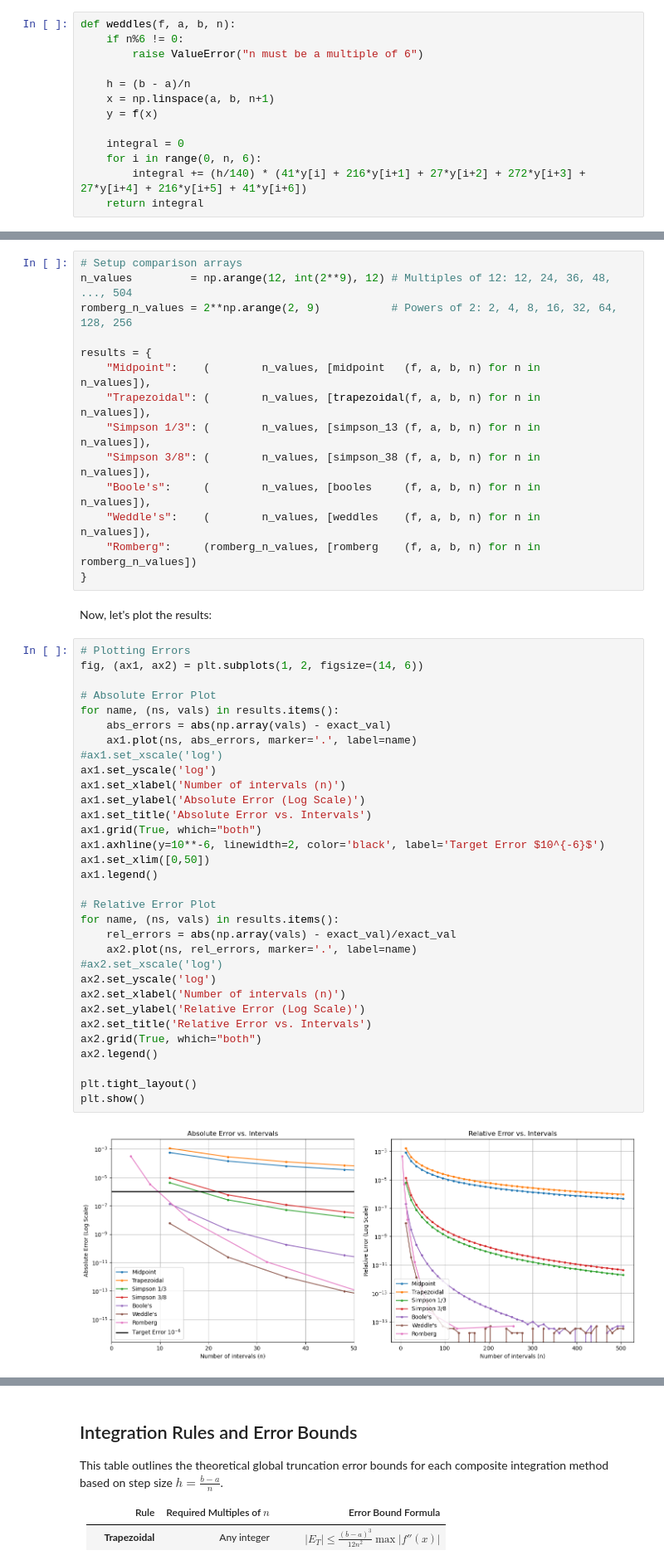
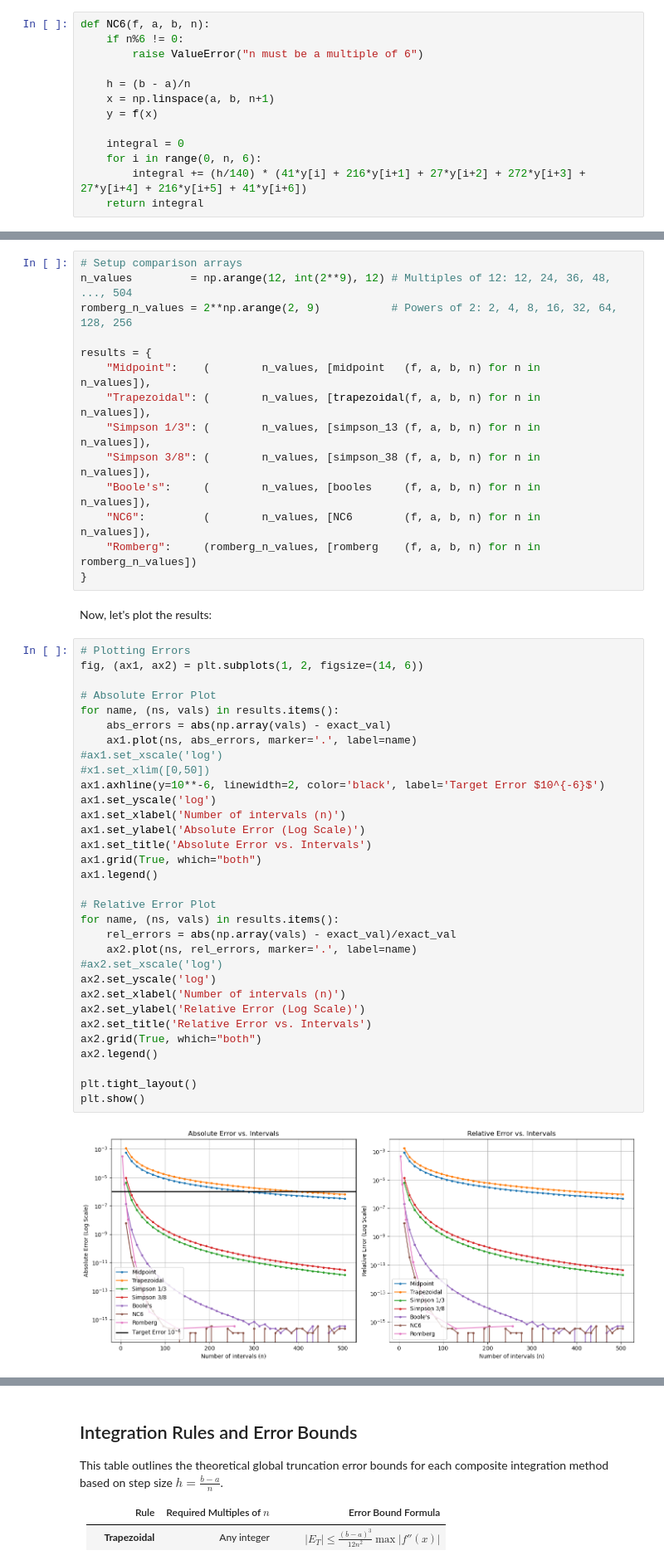
Before and after one commit to diegoandresalvarez/metodosnumericos, a Jupyter notebook: codigo/06_integracion/Comparison_of_integration_methods.ipynb, the cells around one changed output, grey strips where cells are left out. Shown at 83% size. Saved outputs shown, nothing was run; the diff lists cells and outputs as text.

```diff
--- a/codigo/06_integracion/Comparison_of_integration_methods.ipynb
+++ b/codigo/06_integracion/Comparison_of_integration_methods.ipynb
@@ -166,5 +173,5 @@ Weddle's rule is closely related to the 6-interval Newton-Cotes formula, but use
 # %%
-def weddles(f, a, b, n):
+def NC6(f, a, b, n):
     if n%6 != 0:
         raise ValueError("n must be a multiple of 6")
 
@@ -220,7 +227,7 @@ results = {
     "Simpson 1/3": (        n_values, [simpson_13 (f, a, b, n) for n in         n_values]),
     "Simpson 3/8": (        n_values, [simpson_38 (f, a, b, n) for n in         n_values]),
     "Boole's":     (        n_values, [booles     (f, a, b, n) for n in         n_values]),
-    "Weddle's":    (        n_values, [weddles    (f, a, b, n) for n in         n_values]),
+    "NC6":         (        n_values, [NC6        (f, a, b, n) for n in         n_values]),
     "Romberg":     (romberg_n_values, [romberg    (f, a, b, n) for n in romberg_n_values])
 }
 # %% [markdown]
@@ -229,36 +236,36 @@ Now, let's plot the results:
 # Plotting Errors
 fig, (ax1, ax2) = plt.subplots(1, 2, figsize=(14, 6))
 
 # Absolute Error Plot
 for name, (ns, vals) in results.items():
     abs_errors = abs(np.array(vals) - exact_val)
     ax1.plot(ns, abs_errors, marker='.', label=name)
 #ax1.set_xscale('log')
+#x1.set_xlim([0,50])
+ax1.axhline(y=10**-6, linewidth=2, color='black', label='Target Error $10^{-6}$')
 ax1.set_yscale('log')
 ax1.set_xlabel('Number of intervals (n)')
 ax1.set_ylabel('Absolute Error (Log Scale)')
 ax1.set_title('Absolute Error vs. Intervals')
 ax1.grid(True, which="both")
-ax1.axhline(y=10**-6, linewidth=2, color='black', label='Target Error $10^{-6}$')
-ax1.set_xlim([0,50])
 ax1.legend()
 
 # Relative Error Plot
 for name, (ns, vals) in results.items():
     rel_errors = abs(np.array(vals) - exact_val)/exact_val
     ax2.plot(ns, rel_errors, marker='.', label=name)
 #ax2.set_xscale('log')
 ax2.set_yscale('log')
 ax2.set_xlabel('Number of intervals (n)')
 ax2.set_ylabel('Relative Error (Log Scale)')
 ax2.set_title('Relative Error vs. Intervals')
 ax2.grid(True, which="both")
 ax2.legend()
 
 plt.tight_layout()
 plt.show()
 # %% [output]
-[figure, old version]
+[figure, new version]
 # %% [markdown]
 ### What to Look For in the Plot
 
```
Also changed, not shown: parts of 5 cells of this notebook.
